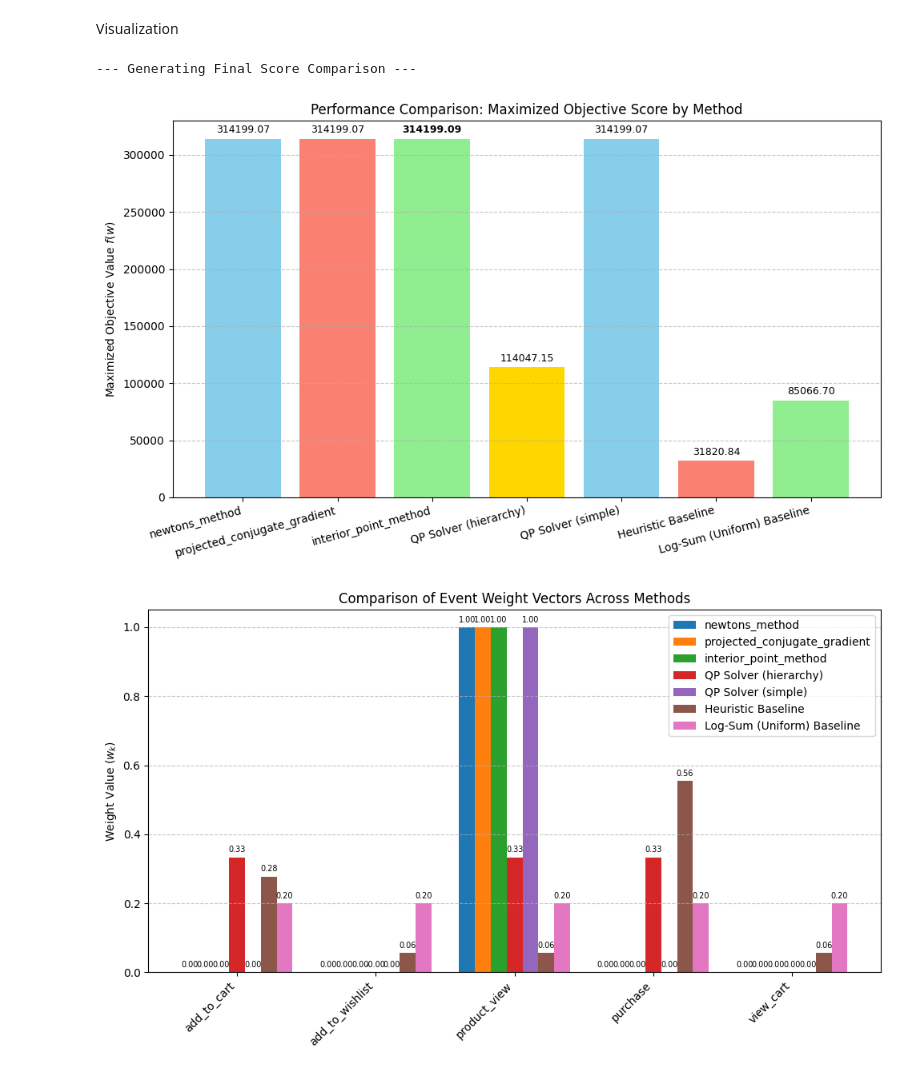
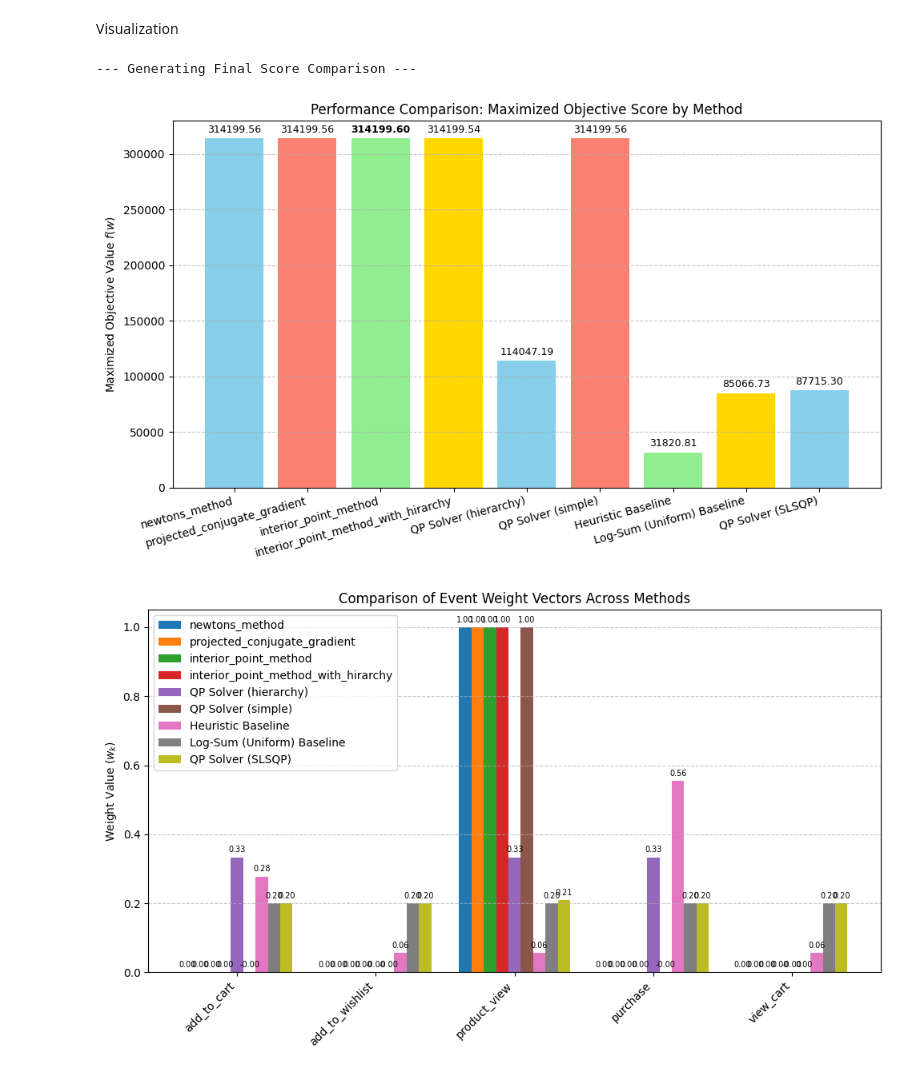
Before and after one commit to saloni2409/user-engagement-score-optimizer, a Jupyter notebook: src/main.ipynb, the cells around one changed output. Cells and saved outputs as stored; diff of their text form; code cells hidden in the pictures.

```diff
--- a/src/main.ipynb
+++ b/src/main.ipynb
@@ -17,3 +19,6 @@ from optimizers.ipm_optimizer import solve_with_ipm, plot_ipm_convergence
+# %%
+faireness_coefficient = 0.5
+regularization_coefficient=0.2
 # %%
 # Load the data
 parquet_file_path = Path().absolute().parent / 'data' / 'breuninger_user_product_event_counts_000000000000'
@@ -21,6 +26,6 @@ my_data_df = load_parquet_data(str(parquet_file_path), engine='pyarrow')
 
 # Transform the data only if DataFrame is loaded successfully
 if my_data_df is not None:
-	data_for_optimization = transform_data(my_data_df, lambda_1=1.0, lambda_2=0.1)
+	data_for_optimization = transform_data(my_data_df, lambda_1=faireness_coefficient, lambda_2=regularization_coefficient)
 else:
 	raise ValueError("Failed to load data from parquet file")
@@ -26,0 +53,10 @@ else:
+# %%
+hierarchy = [
+    ('purchase', 'add_to_cart'),          # purchase >= add_to_cart
+    ('add_to_cart', 'add_to_wishlist'),   # add_to_cart >= add_to_wishlist
+    ('add_to_wishlist', 'product_view')   # add_to_wishlist >= product_view
+]
+result_solve_constrained_quadratic = scipy_solvers.solve_constrained_quadratic(data_for_optimization['Q_solver'], data_for_optimization['c'], data_for_optimization['weight_names'], hierarchy=hierarchy)
+
+print(f"Max Objective Score (f(w)): {result_solve_constrained_quadratic['max_f_w']}")
+print(result_solve_constrained_quadratic['weights_df'])
@@ -102,0 +148,8 @@ Goal: Minimize g(w) = 1/2 w^T Q w - c^T w, subject to Simplex Constraints
+# %%
+
+# Solve with IPM Solver with hirarchy
+res_ipm_complete = solve_with_ipm_complete(data_for_optimization['Q_solver'], data_for_optimization['c'], data_for_optimization['weight_names'] )
+
+if 'history' in res_ipm_complete and res_ipm_complete['history']:
+    print("\n[INFO] Plotting IPM convergence history...")
+    plot_ipm_convergence(res_ipm_complete['history'], data_for_optimization['weight_names'])
@@ -134,22 +206,24 @@ Visualization
 # %%
 # List to collect all weight vectors for comparison
 all_weight_results = []
 all_weight_results.append({**result_newtons_method, 'weight_names': data_for_optimization['weight_names']})
 all_weight_results.append({**result_cg_method, 'weight_names': data_for_optimization['weight_names']})
 all_weight_results.append({**res_ipm, 'weight_names': data_for_optimization['weight_names']})
+all_weight_results.append({**res_ipm_complete, 'weight_names': data_for_optimization['weight_names']})
 
 all_weight_results.append({**qp_results_hirarchy_constrained, 'weight_names': data_for_optimization['weight_names']})
 all_weight_results.append({**qp_results_simple_constrained, 'weight_names': data_for_optimization['weight_names']})
 all_weight_results.append({**heuristic_results, 'weight_names': data_for_optimization['weight_names']})
 all_weight_results.append({**log_sum_results, 'weight_names': data_for_optimization['weight_names']})
 
+all_weight_results.append({**result_solve_constrained_quadratic, 'weight_names': data_for_optimization['weight_names']})
 
 #Visualize the Final Scores =
 print("\n\n--- Generating Final Score Comparison ---")
 wt_comparision.visualize(data_for_optimization,all_weight_results)
 # %% [output]
 --- Generating Final Score Comparison ---
-[figure, old version]
+[figure, new version]
-[figure, old version]
+[figure, new version]
 --- Best Optimization Method Found ---
 Method: interior_point_method
```
Also changed, not shown: parts of 9 cells of this notebook, 5 other files.
